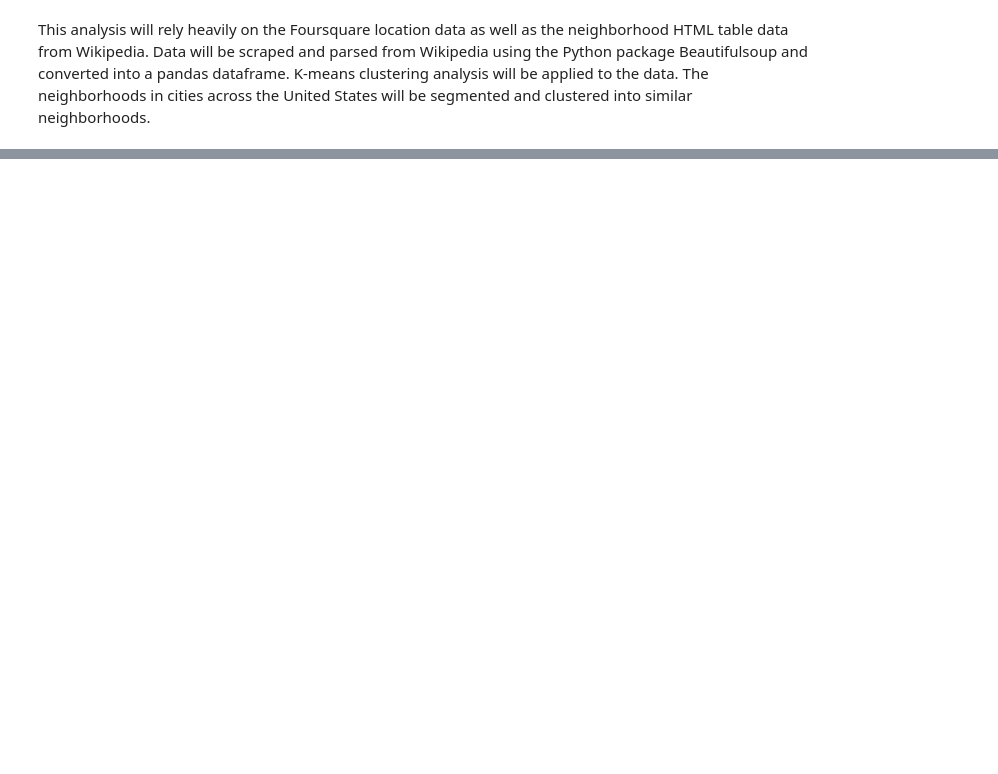
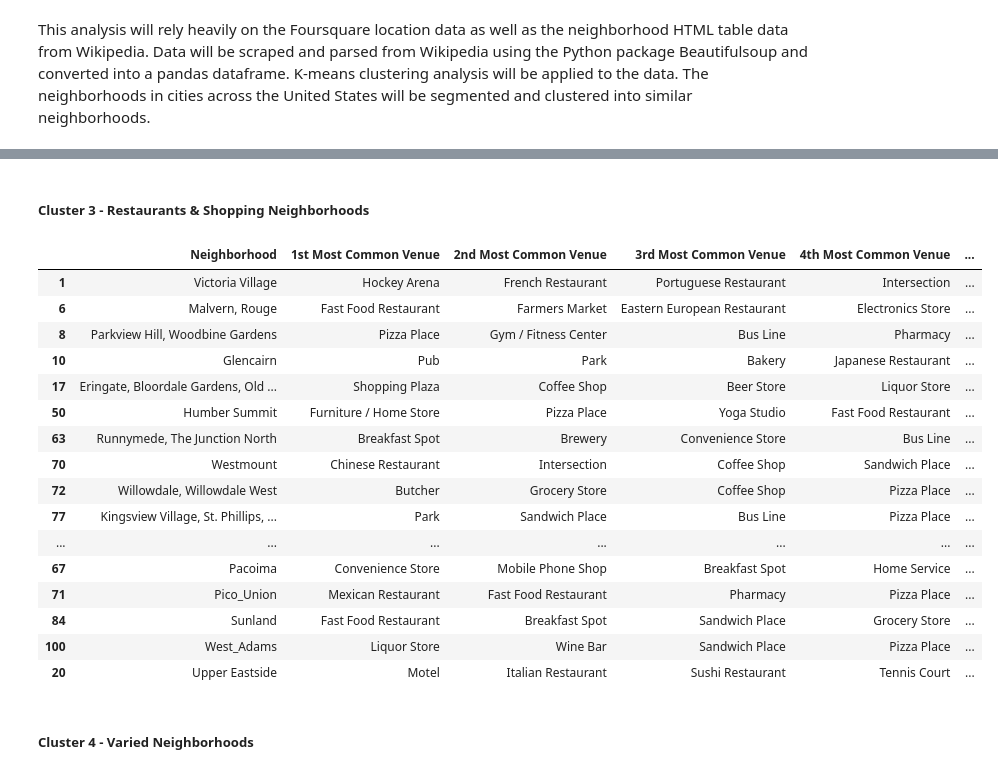
Before and after one commit to melfuechec/applied_data_science_capstone_project, a Jupyter notebook: applied_data_science_capstone_project.ipynb, the cells around one changed output, grey strips where cells are left out. Drawn from its saved outputs; the diff is of its cells as text; code cells hidden in the pictures; blank space fills up the shorter version.

```diff
--- a/applied_data_science_capstone_project.ipynb
+++ b/applied_data_science_capstone_project.ipynb
@@ -16,0 +505,24 @@ This analysis will rely heavily on the Foursquare location data as well as the n
+# %% [markdown]
+##### Cluster 3 - Restaurants & Shopping Neighborhoods
+# %%
+all_neighbs_merged.loc[all_neighbs_merged['Cluster Labels'] == 3, all_neighbs_merged.columns[[0] + list(range(4, all_neighbs_merged.shape[1]))]]
+# %% [output]
+|  | Neighborhood | 1st Most Common Venue | 2nd Most Common Venue | 3rd Most Common Venue | 4th Most Common Venue | ... |
+| 1 | Victoria Village | Hockey Arena | French Restaurant | Portuguese Restaurant | Intersection | ... |
+| 6 | Malvern, Rouge | Fast Food Restaurant | Farmers Market | Eastern European Restaurant | Electronics Store | ... |
+| 8 | Parkview Hill, Woodbine Gardens | Pizza Place | Gym / Fitness Center | Bus Line | Pharmacy | ... |
+| 10 | Glencairn | Pub | Park | Bakery | Japanese Restaurant | ... |
+| 17 | Eringate, Bloordale Gardens, Old ... | Shopping Plaza | Coffee Shop | Beer Store | Liquor Store | ... |
+| 50 | Humber Summit | Furniture / Home Store | Pizza Place | Yoga Studio | Fast Food Restaurant | ... |
+| 63 | Runnymede, The Junction North | Breakfast Spot | Brewery | Convenience Store | Bus Line | ... |
+| 70 | Westmount | Chinese Restaurant | Intersection | Coffee Shop | Sandwich Place | ... |
+| 72 | Willowdale, Willowdale West | Butcher | Grocery Store | Coffee Shop | Pizza Place | ... |
+| 77 | Kingsview Village, St. Phillips, ... | Park | Sandwich Place | Bus Line | Pizza Place | ... |
+| ... | ... | ... | ... | ... | ... | ... |
+| 67 | Pacoima | Convenience Store | Mobile Phone Shop | Breakfast Spot | Home Service | ... |
+| 71 | Pico_Union | Mexican Restaurant | Fast Food Restaurant | Pharmacy | Pizza Place | ... |
+| 84 | Sunland | Fast Food Restaurant | Breakfast Spot | Sandwich Place | Grocery Store | ... |
+| 100 | West_Adams | Liquor Store | Wine Bar | Sandwich Place | Pizza Place | ... |
+| 20 | Upper Eastside | Motel | Italian Restaurant | Sushi Restaurant | Tennis Court | ... |
+# %% [markdown]
+##### Cluster 4 - Varied Neighborhoods
```
Also changed, not shown: parts of 68 cells of this notebook.
